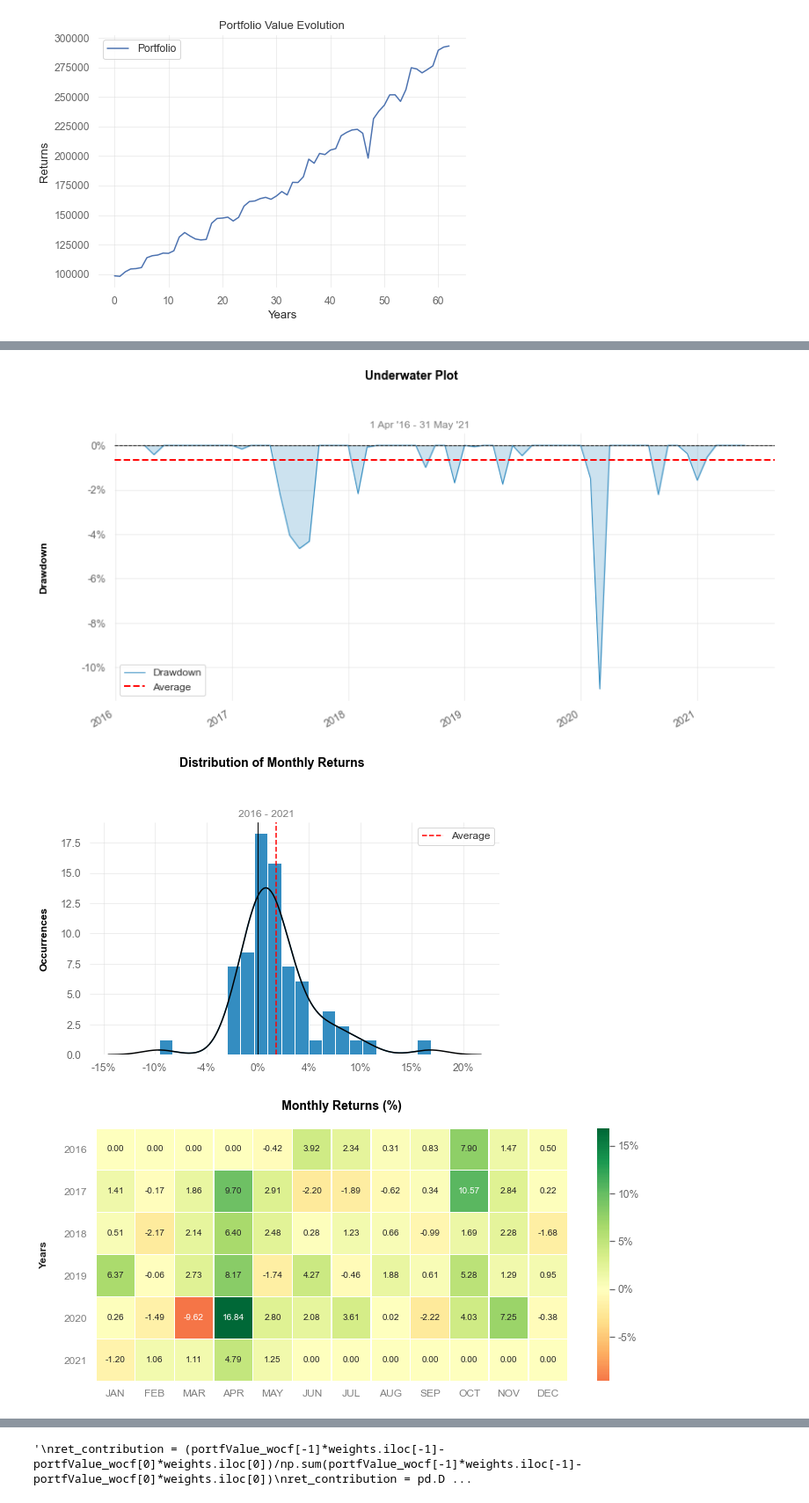
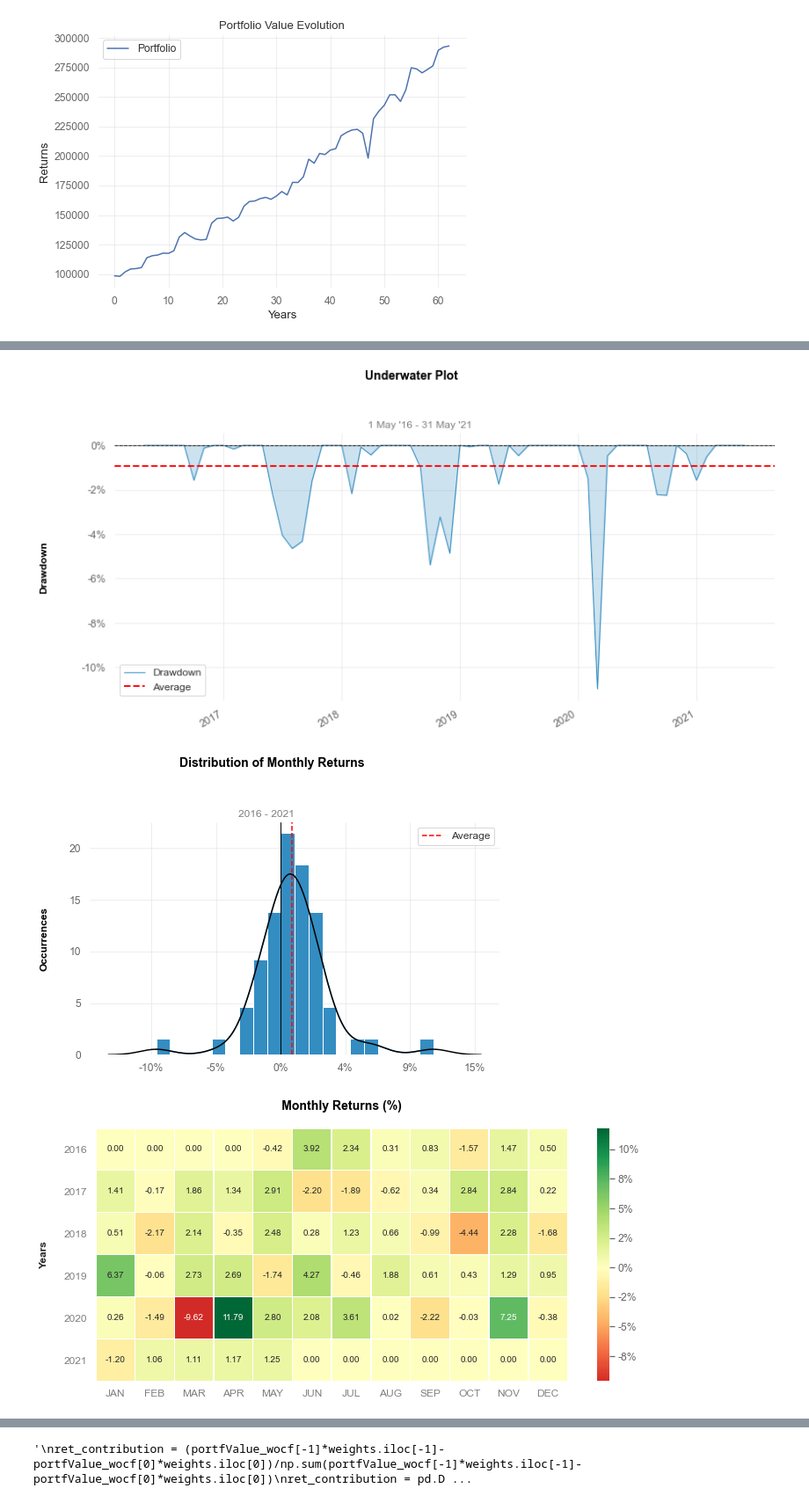
Before and after one commit to of1201/roboadvisor, a Jupyter notebook: risk lab.ipynb, the cells around one changed output, grey strips where cells are left out. Shown: that part at 88% size. Saved outputs shown, nothing was run; the diff lists cells and outputs as text; code cells hidden in the pictures.

```diff
--- a/risk lab.ipynb
+++ b/risk lab.ipynb
@@ -1545,12 +1532,11 @@ wb.save(dir + r'\Report.xlsx')
 [figure]
 # %%
 # Use quantstats to plot performance analysis - for reference
-df_pfv = pd.DataFrame(portfValue_wocf, index = testDate)
-qs.plots.yearly_returns(df_pfv.iloc[:, 0],df_bm_val.iloc[:, -1], figsize=(7.5,5.2),
+qs.plots.yearly_returns(portfRet_wocf.iloc[:, 0],df_bm.iloc[:, -1], figsize=(7.5,5.2),
                         savefig={'fname': dir + r'\EOY_return.png'}) # EOY Returns
-qs.plots.drawdown(df_pfv.iloc[:, 0], figsize=(12, 6), savefig={'fname': dir + r'\drawdown.png'})  # drawdowns
-qs.plots.histogram(df_pfv.iloc[:, 0], figsize=(7.5,5.2), savefig={'fname': dir + r'\histogram.png'})  # return distribution
-qs.plots.monthly_heatmap(df_pfv.iloc[:, 0], figsize=(10, 5),
+qs.plots.drawdown(portfRet_wocf.iloc[:, 0], figsize=(12, 6), savefig={'fname': dir + r'\drawdown.png'})  # drawdowns
+qs.plots.histogram(portfRet_wocf.iloc[:, 0], figsize=(7.5,5.2), savefig={'fname': dir + r'\histogram.png'})  # return distribution
+qs.plots.monthly_heatmap(portfRet_wocf.iloc[:, 0], figsize=(10, 5),
                          savefig={'fname': dir + r'\monthly_heatmap.png'})  # monthly return heatmap
 
 # Export to Excel
@@ -1579,6 +1565,6 @@ wb.save(dir + r'\Report.xlsx')
-[figure, old version]
+[figure, new version]
-[figure, old version]
+[figure, new version]
-[figure, old version]
+[figure, new version]
 # %%
 def my_rolling_sharpe(y):
     return np.sqrt(6) * (y.mean() / y.std())
```
Also changed, not shown: parts of 16 cells of this notebook.
